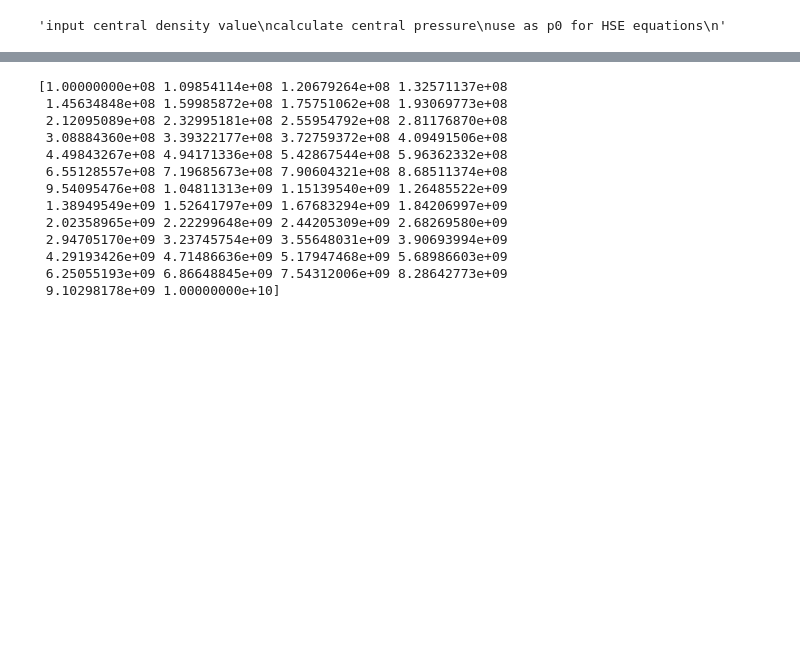
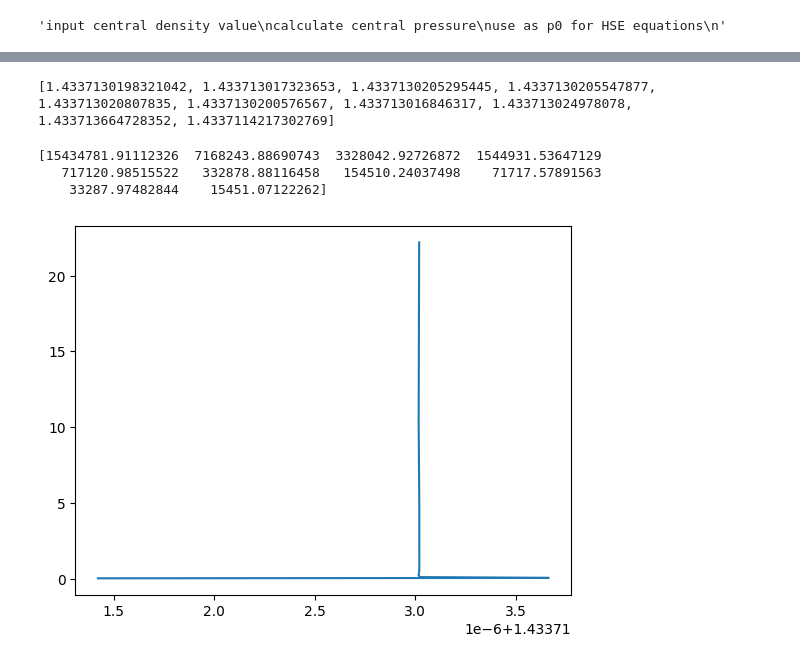
Before and after one commit to davidboam/computing_project, a Jupyter notebook: eos2.ipynb, the cells around one changed output, grey strips where cells are left out. Saved outputs shown, nothing was run; the diff lists cells and outputs as text; code cells hidden in the pictures; blank space fills up the shorter version.

```diff
--- a/eos2.ipynb
+++ b/eos2.ipynb
@@ -144,16 +239,14 @@ plt.show()
-# %%
-print(np.logspace(8,10, 50))
-# %% [output]
-[1.00000000e+08 1.09854114e+08 1.20679264e+08 1.32571137e+08
- 1.45634848e+08 1.59985872e+08 1.75751062e+08 1.93069773e+08
- 2.12095089e+08 2.32995181e+08 2.55954792e+08 2.81176870e+08
- 3.08884360e+08 3.39322177e+08 3.72759372e+08 4.09491506e+08
- 4.49843267e+08 4.94171336e+08 5.42867544e+08 5.96362332e+08
- 6.55128557e+08 7.19685673e+08 7.90604321e+08 8.68511374e+08
- 9.54095476e+08 1.04811313e+09 1.15139540e+09 1.26485522e+09
- 1.38949549e+09 1.52641797e+09 1.67683294e+09 1.84206997e+09
- 2.02358965e+09 2.22299648e+09 2.44205309e+09 2.68269580e+09
- 2.94705170e+09 3.23745754e+09 3.55648031e+09 3.90693994e+09
- 4.29193426e+09 4.71486636e+09 5.17947468e+09 5.68986603e+09
- 6.25055193e+09 6.86648845e+09 7.54312006e+09 8.28642773e+09
- 9.10298178e+09 1.00000000e+10]
+# %%
+print(masses)
+# %% [output]
+[1.4337130198321042, 1.433713017323653, 1.4337130205295445, 1.4337130205547877, 1.433713020807835, 1.4337130200576567, 1.433713016846317, 1.433713024978078, 1.433713664728352, 1.4337114217302769]
+# %%
+d=41
+plt.plot(masses[:d],radii[:d])
+r = np.array(radii[:d])*R_sun / 1000
+print(r)
+# %% [output]
+[15434781.91112326  7168243.88690743  3328042.92726872  1544931.53647129
+   717120.98515522   332878.88116458   154510.24037498    71717.57891563
+    33287.97482844    15451.07122262]
+[figure, added]
```
Also changed, not shown: parts of 11 cells of this notebook, 1 other file.
